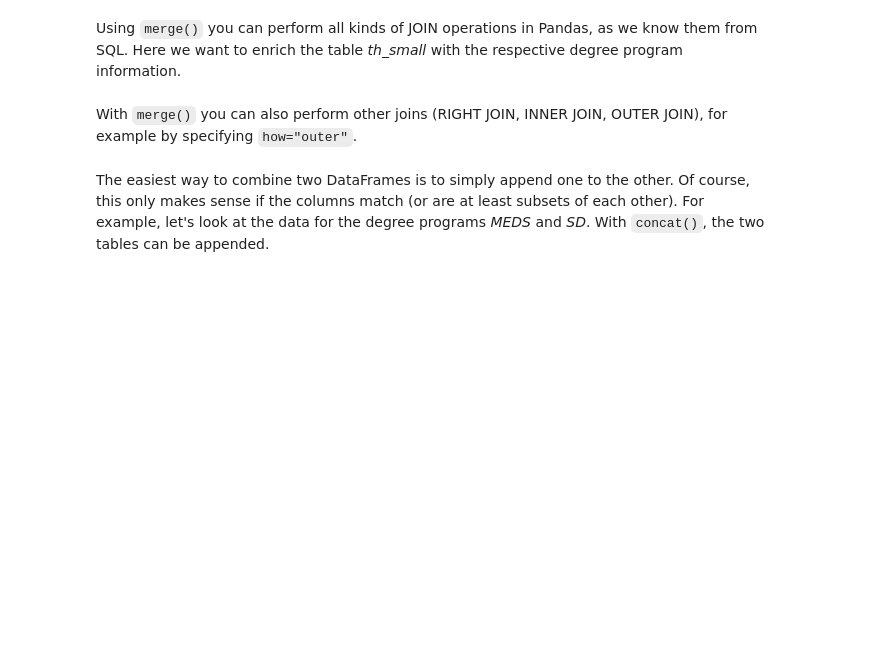
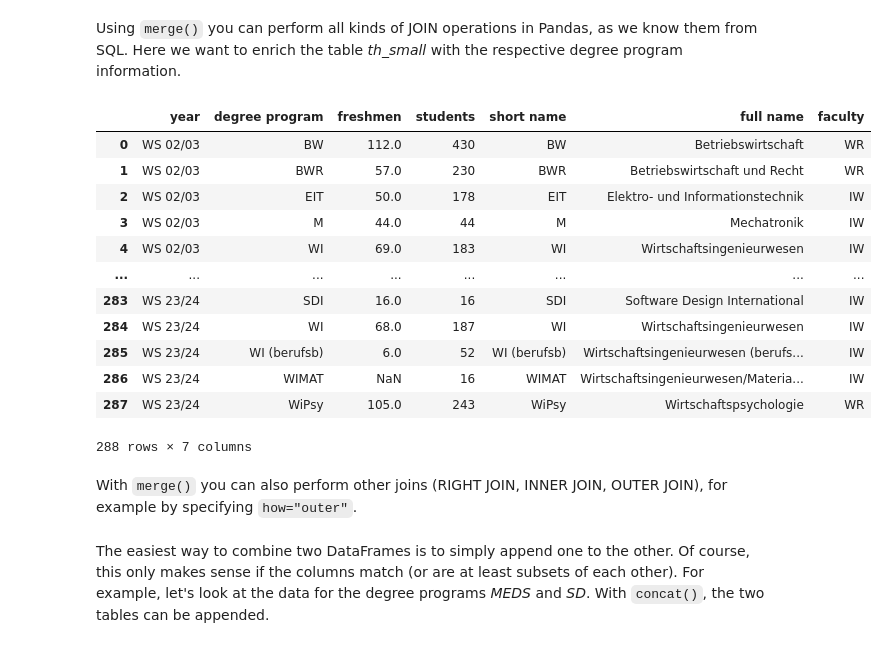
Before and after one commit to ZuebeyirEser/DataScienceCourseExercise, a Jupyter notebook: SecondThirdWeek/course_content_second_third_week.ipynb, the cells around one changed output. Cells and saved outputs as stored; diff of their text form; code cells hidden in the pictures; blank space fills up the shorter version.

```diff
--- a/SecondWeek/course_content_second.ipynb
+++ b/SecondThirdWeek/course_content_second_third_week.ipynb
@@ -511,3 +511,6 @@ Pandas can also be used to combine several DataFrames, as in SQL.
 The following table shows the development of student numbers for the TH Aschaffenburg.
 Unfortunately, only the course abbreviations are included and there is also no assignment to faculties.
 The second table provides this information.
+# %%
+students = pd.read_csv("TH-Aschaffenburg.csv")
+students.head()
@@ -513,0 +524,3 @@ The second table provides this information.
+# %%
+names_of_programs = pd.read_csv("TH-Aschaffenburg_degree_programs.csv")
+names_of_programs.head()
@@ -514,6 +534,23 @@ The second table provides this information.
 # %% [markdown]
 Using `merge()` you can perform all kinds of JOIN operations in Pandas, as we know them from SQL.
 Here we want to enrich the table *th_small* with the respective degree program information.
+# %%
+merged_data = pd.merge(left=students, right = names_of_programs, how="left",left_on="degree program", right_on="short name")
+merged_data
+# %% [output]
+|  | year | degree program | freshmen | students | short name | full name | faculty |
+| 0 | WS 02/03 | BW | 112.0 | 430 | BW | Betriebswirtschaft | WR |
+| 1 | WS 02/03 | BWR | 57.0 | 230 | BWR | Betriebswirtschaft und Recht | WR |
+| 2 | WS 02/03 | EIT | 50.0 | 178 | EIT | Elektro- und Informationstechnik | IW |
+| 3 | WS 02/03 | M | 44.0 | 44 | M | Mechatronik | IW |
+| 4 | WS 02/03 | WI | 69.0 | 183 | WI | Wirtschaftsingenieurwesen | IW |
+| ... | ... | ... | ... | ... | ... | ... | ... |
+| 283 | WS 23/24 | SDI | 16.0 | 16 | SDI | Software Design International | IW |
+| 284 | WS 23/24 | WI | 68.0 | 187 | WI | Wirtschaftsingenieurwesen | IW |
+| 285 | WS 23/24 | WI (berufsb) | 6.0 | 52 | WI (berufsb) | Wirtschaftsingenieurwesen (berufs... | IW |
+| 286 | WS 23/24 | WIMAT | NaN | 16 | WIMAT | Wirtschaftsingenieurwesen/Materia... | IW |
+| 287 | WS 23/24 | WiPsy | 105.0 | 243 | WiPsy | Wirtschaftspsychologie | WR |
+288 rows × 7 columns
 # %% [markdown]
 With `merge()` you can also perform other joins (RIGHT JOIN, INNER JOIN, OUTER JOIN), for example by specifying `how="outer"`.
 # %% [markdown]
```
Also changed, not shown: parts of 16 cells of this notebook, 6 other files.
